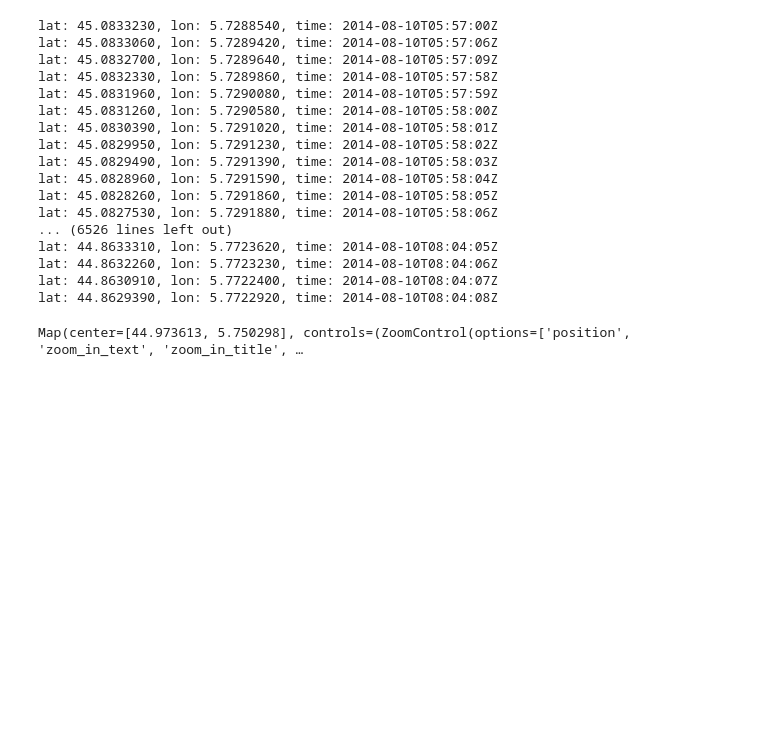
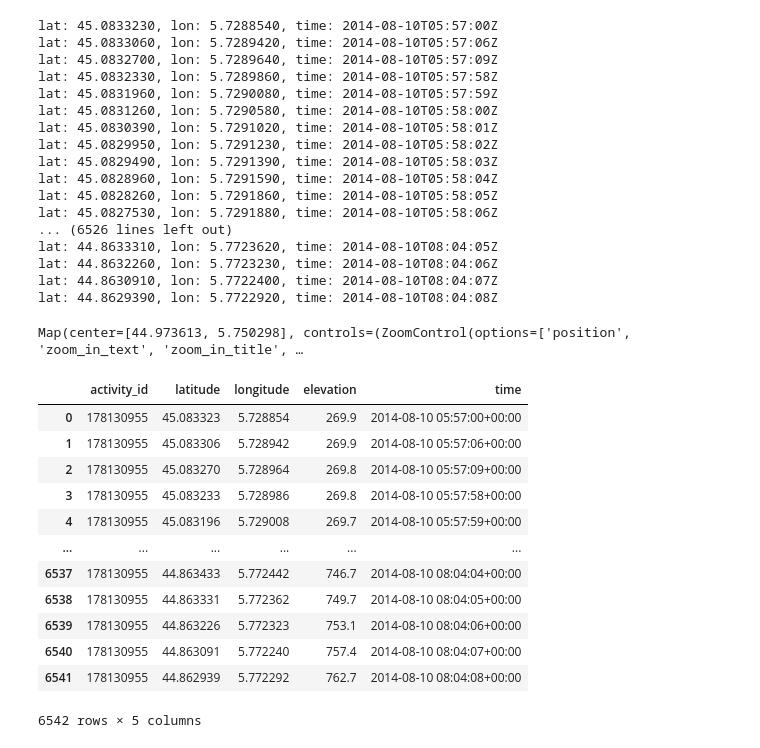
Before and after one commit to chachouswim2/cycling-hour-record, a Jupyter notebook: load_data.ipynb, the cells around one changed output. Drawn from its saved outputs; the diff is of its cells as text; code cells hidden in the pictures; blank space fills up the shorter version.

```diff
--- a/load_data.ipynb
+++ b/load_data.ipynb
@@ -167,3 +168,21 @@ m.add_layer(line)
 m
 # %% [output]
 Map(center=[44.973613, 5.750298], controls=(ZoomControl(options=['position', 'zoom_in_text', 'zoom_in_title', …
+# %%
+data_source = pd.read_csv("data/activities_csv/178130955.csv")
+#9212811005
+data_source
+# %% [output]
+|  | activity_id | latitude | longitude | elevation | time |
+| 0 | 178130955 | 45.083323 | 5.728854 | 269.9 | 2014-08-10 05:57:00+00:00 |
+| 1 | 178130955 | 45.083306 | 5.728942 | 269.9 | 2014-08-10 05:57:06+00:00 |
+| 2 | 178130955 | 45.083270 | 5.728964 | 269.8 | 2014-08-10 05:57:09+00:00 |
+| 3 | 178130955 | 45.083233 | 5.728986 | 269.8 | 2014-08-10 05:57:58+00:00 |
+| 4 | 178130955 | 45.083196 | 5.729008 | 269.7 | 2014-08-10 05:57:59+00:00 |
+| ... | ... | ... | ... | ... | ... |
+| 6537 | 178130955 | 44.863433 | 5.772442 | 746.7 | 2014-08-10 08:04:04+00:00 |
+| 6538 | 178130955 | 44.863331 | 5.772362 | 749.7 | 2014-08-10 08:04:05+00:00 |
+| 6539 | 178130955 | 44.863226 | 5.772323 | 753.1 | 2014-08-10 08:04:06+00:00 |
+| 6540 | 178130955 | 44.863091 | 5.772240 | 757.4 | 2014-08-10 08:04:07+00:00 |
+| 6541 | 178130955 | 44.862939 | 5.772292 | 762.7 | 2014-08-10 08:04:08+00:00 |
+6542 rows × 5 columns
```
Also changed, not shown: parts of 6 cells of this notebook, 7 other files.
